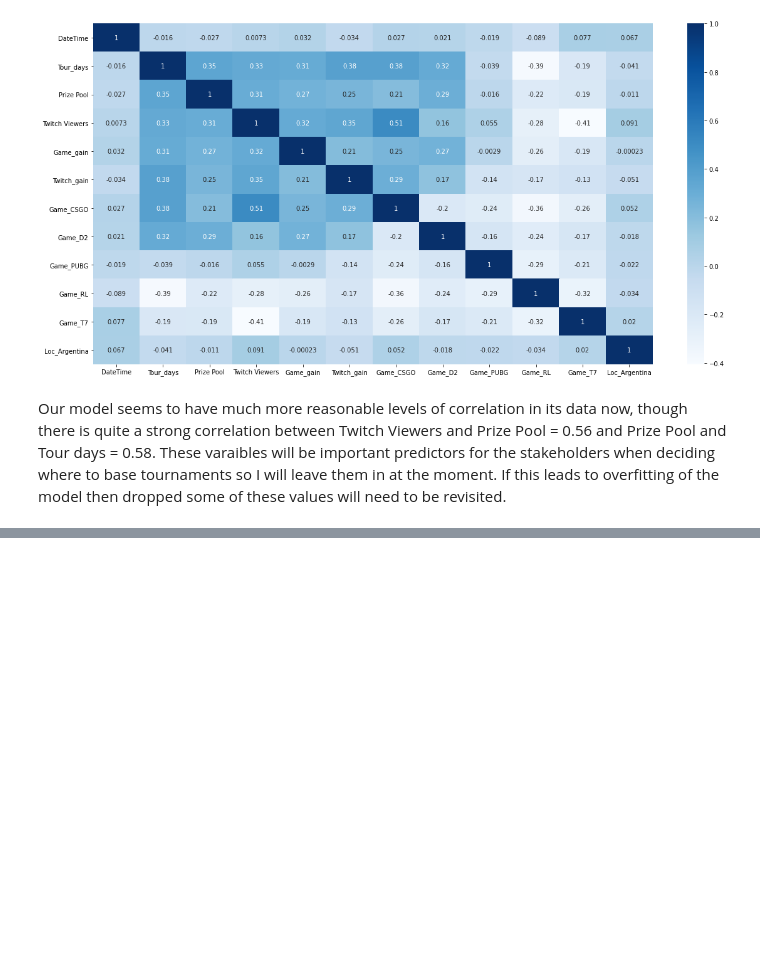
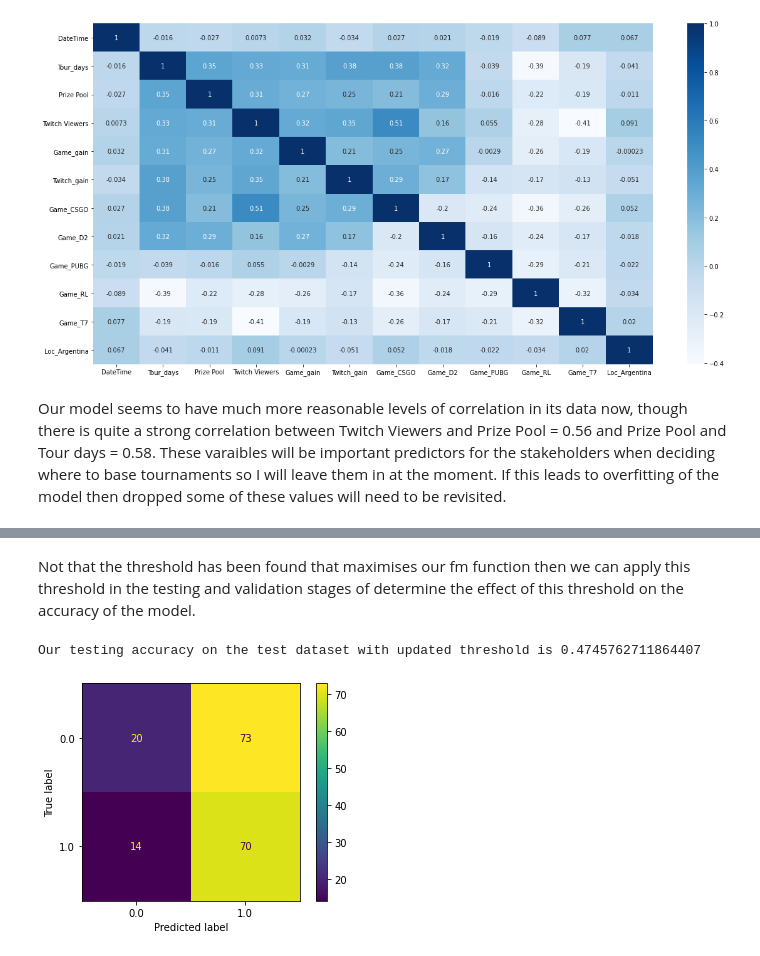
Before and after one commit to BlairMar/esports-tournament-scraper, a Jupyter notebook: Classification.ipynb, the cells around one changed output, grey strips where cells are left out. Drawn from its saved outputs; the diff is of its cells as text; code cells hidden in the pictures; blank space fills up the shorter version.

```diff
--- a/Classification.ipynb
+++ b/Classification.ipynb
@@ -416,0 +484,14 @@ The current fm score is : 0.5541730058682895
+# %% [markdown]
+Not that the threshold has been found that maximises our fm function then we can apply this threshold in the testing and validation stages of determine the effect of this threshold on the accuracy of the model.
+# %%
+pred_proba_df = pd.DataFrame(dec_tree.predict_proba(X_val))
+Y_val_pred = pred_proba_df.applymap(lambda x: 1 if x > Current_best_threshold else 0)
+test_accuracy = metrics.accuracy_score(Y_val.to_numpy().reshape(Y_val.to_numpy().size,1),
+                                           Y_val_pred.iloc[:,1].to_numpy().reshape(Y_val_pred.iloc[:,1].to_numpy().size,1))
+
+plot_confusion_matrix(dec_tree, X_val, Y_val)
+
+print('Our testing accuracy on the test dataset with updated threshold is {}'.format(test_accuracy))
+# %% [output]
+Our testing accuracy on the test dataset with updated threshold is 0.4745762711864407
+[figure, added]
```
Also changed, not shown: parts of 34 cells of this notebook.
